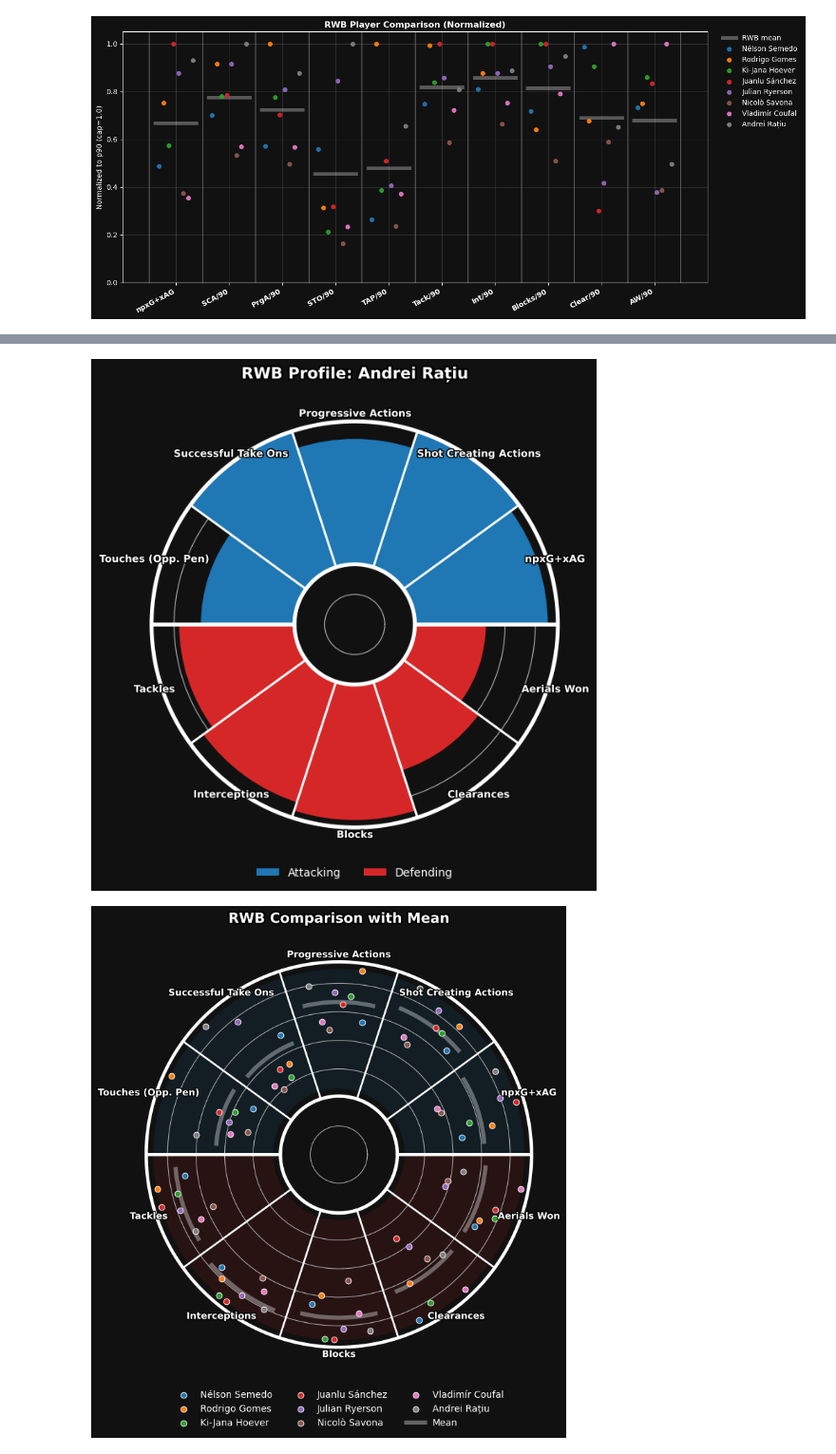
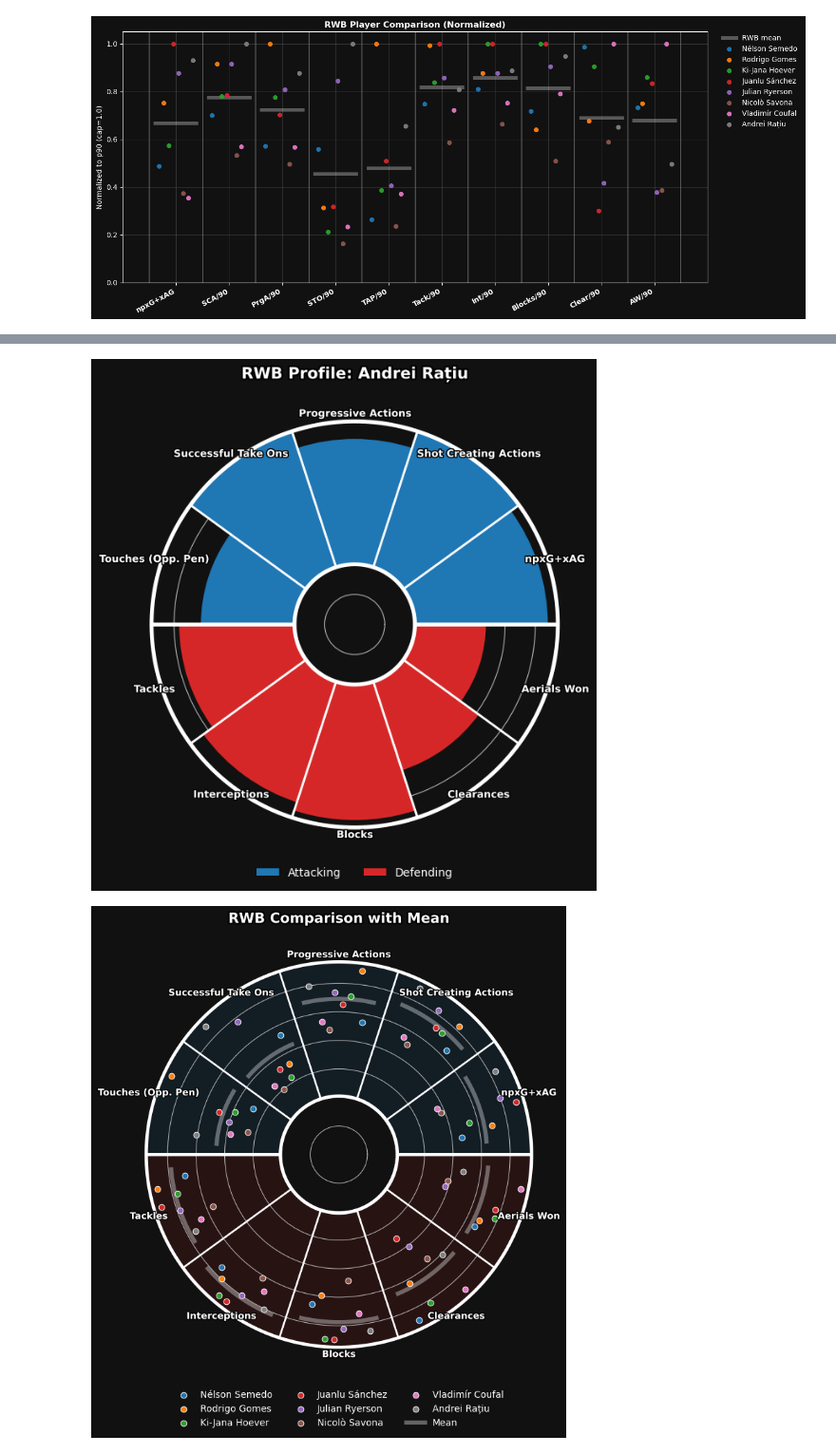
Before and after one commit to derek-chui/Football-Analytics, a Jupyter notebook: Project 2/Project 2.2/project2-2.ipynb, the cells around one changed output, grey strips where cells are left out. Shown at 95% size. Drawn from its saved outputs; the diff is of its cells as text; code cells hidden in the pictures.

```diff
--- a/Project 2/Project 2.2/project2-2.ipynb
+++ b/Project 2/Project 2.2/project2-2.ipynb
@@ -244,22 +244,16 @@ for name in players:
 
 players = [str(p).strip() for p in players]
 
-#grouped
+# === GROUPED DONUT: FULL PLOTTING BLOCK (dots buffered, fill to rings) ===
 group_vals = norm_df.set_index('Player')[metrics]
 means = group_vals.mean(axis=0).values
+
 theta_centers = angles + width/2
-
 n_players = len(players)
 ang_offsets = np.linspace(-width*0.28, width*0.28, n_players) if n_players > 1 else np.array([0.0])
 
 LEGEND_Y   = -0.18
 BOTTOM_PAD = 0.24
-
-# fig = plt.figure(figsize=(7, 7))
-# fig.patch.set_facecolor(FIG_BG)
-# ax = plt.subplot(111, polar=True)
-# ax.set_facecolor(AX_BG)
-# ax.set_ylim(0, outer_radius)
 
 fig = plt.figure(figsize=(9, 9))
 fig.patch.set_facecolor(FIG_BG)
@@ -267,51 +261,62 @@ ax = plt.subplot(111, polar=True)
 ax.set_facecolor(AX_BG)
 ax.set_ylim(0, outer_radius)
 
+# unified geometry for fill & mean
+inner_circle_radius_overlay = inner_radius + 0.06
+annulus_height = outer_radius - inner_circle_radius_overlay
+scale = annulus_height
+eps = 0.004
+
+# dots-only padding
 dot_inner_pad = 0.05
 dot_outer_pad = 0.05
+dot_base  = inner_circle_radius_overlay + dot_inner_pad
+dot_span  = annulus_height - (dot_inner_pad + dot_outer_pad)
 
-inner_circle_radius_overlay = inner_radius + 0.06
-scale = (outer_radius - dot_outer_pad) - (inner_circle_radius_overlay + dot_inner_pad)
-eps = 0.004
-
+# Background faint wedges (fill full annulus)
 ax.bar(
-    angles, np.full(len(metrics), 1.0) * scale, width=width,
-    bottom=inner_circle_radius_overlay + dot_inner_pad, align='edge',
+    angles, np.full(len(metrics), annulus_height), width=width,
+    bottom=inner_circle_radius_overlay, align='edge',
     color=wedge_colors, alpha=0.12, zorder=1, edgecolor=None
 )
 
+# Thin separators per metric
 for ang in angles:
     ax.plot([ang, ang], [inner_circle_radius_overlay, outer_radius],
             linewidth=SEP_THIN, color=SEPARATOR_COLOR, alpha=1.0,
             solid_capstyle='butt', zorder=3)
 
+# Thick separators at section boundaries
 for b_ang in [angles[0], angles[defend_start]]:
     ax.plot([b_ang, b_ang], [inner_circle_radius_overlay, outer_radius],
             linewidth=SEP_THICK, color=SEPARATOR_COLOR, alpha=1.0,
             solid_capstyle='butt', zorder=4)
 
+# Mean arcs (no dot padding)
 mean_arc_half = width * 0.36
 for i, mu in enumerate(means):
-    r_mu = (inner_circle_radius_overlay + dot_inner_pad) + float(mu) * scale
+    r_mu = inner_circle_radius_overlay + float(mu) * scale
     thetas = np.linspace(theta_centers[i] - mean_arc_half, theta_centers[i] + mean_arc_half, 80)
     ax.plot(thetas, np.full_like(thetas, r_mu),
             color=SEPARATOR_COLOR, linewidth=4.5, alpha=0.35, zorder=6, clip_on=False)
 
+# Thick outer ring
 ax.plot(theta_circle, np.full_like(theta_circle, outer_radius),
         color=SEPARATOR_COLOR, linewidth=SEP_THICK, alpha=1.0,
         solid_capstyle='butt', zorder=7, clip_on=False)
 
+# Player dots (use buffered mapping + clamp to buffered edges)
 for j, p in enumerate(players):
     vals = group_vals.loc[p].values
     thetas = theta_centers + ang_offsets[j]
-    rs = (inner_circle_radius_overlay + dot_inner_pad) + vals * scale
-    rs = np.clip(rs, inner_circle_radius_overlay + dot_inner_pad + eps,
-                 outer_radius - dot_outer_pad - eps)
+    rs = dot_base + vals * dot_span
+    rs = np.clip(rs, dot_base + eps, inner_circle_radius_overlay + annulus_height - dot_outer_pad - eps)
     ax.scatter(
         thetas, rs, s=40, color=plt.cm.tab10(j % 10),
         edgecolor='white', linewidth=0.7, zorder=7.5, label=p, clip_on=False
     )
 
+# Labels
 for ang, lab in zip(theta_centers, [display_names[m] for m in metrics]):
     txt = ax.text(
         ang, inner_radius + 1.05, lab,
@@ -323,46 +328,47 @@ for ang, lab in zip(theta_centers, [display_names[m] for m in metrics]):
         path_effects.Normal()
     ])
 
+# Thick inner ring (matches overlay start)
 ax.plot(theta_circle, np.full_like(theta_circle, inner_circle_radius_overlay),
         color=SEPARATOR_COLOR, linewidth=SEP_THICK, alpha=1.0,
         solid_capstyle='butt', zorder=10, clip_on=False)
 
+# Title
 title_text = ax.set_title(
     "RWB Comparison with Mean",
     va='bottom', y=1.08,
     fontsize=15, fontweight='bold', color='white'
 )
 title_text.set_path_effects([
     path_effects.Stroke(linewidth=3, foreground='black'),
     path_effects.Normal()
 ])
 
+# Tidy axes
 ax.set_xticks([]); ax.set_thetagrids([]); ax.set_yticklabels([])
 
+# Legend (add 'Mean' swatch)
 mean_legend = plt.Line2D([0], [0], color=SEPARATOR_COLOR, lw=4.5, alpha=0.35, label="Mean")
 handles, labels = ax.get_legend_handles_labels()
 handles.append(mean_legend); labels.append("Mean")
 leg = ax.legend(handles, labels, loc='lower center',
                 bbox_to_anchor=(0.5, LEGEND_Y - 0.05), ncol=3, frameon=True)
 plt.setp(leg.get_texts(), color='white')
 leg.get_frame().set_facecolor(FIG_BG)
 leg.get_frame().set_edgecolor("none")
 
 plt.subplots_adjust(bottom=BOTTOM_PAD)
-
-#for notebook only display, comment out save:
-#plt.savefig("rwb_group_donut_dark.png", dpi=200, bbox_inches="tight", facecolor=FIG_BG, pad_inches=0.3)
 plt.show()
 # %% [output]
 [figure]
 [figure]
 [figure]
 [figure]
 [figure]
 [figure]
 [figure]
 [figure]
-[figure, old version]
+[figure, new version]
 # %%
 STATUS_COLORS = {"Current": "lightgreen", "Rumored": "orange", "Departed": "pink"}
 status_raw = rwb_df["Status"].fillna("").astype(str).str.strip().str.lower()
```
Also changed, not shown: 13 other files.
